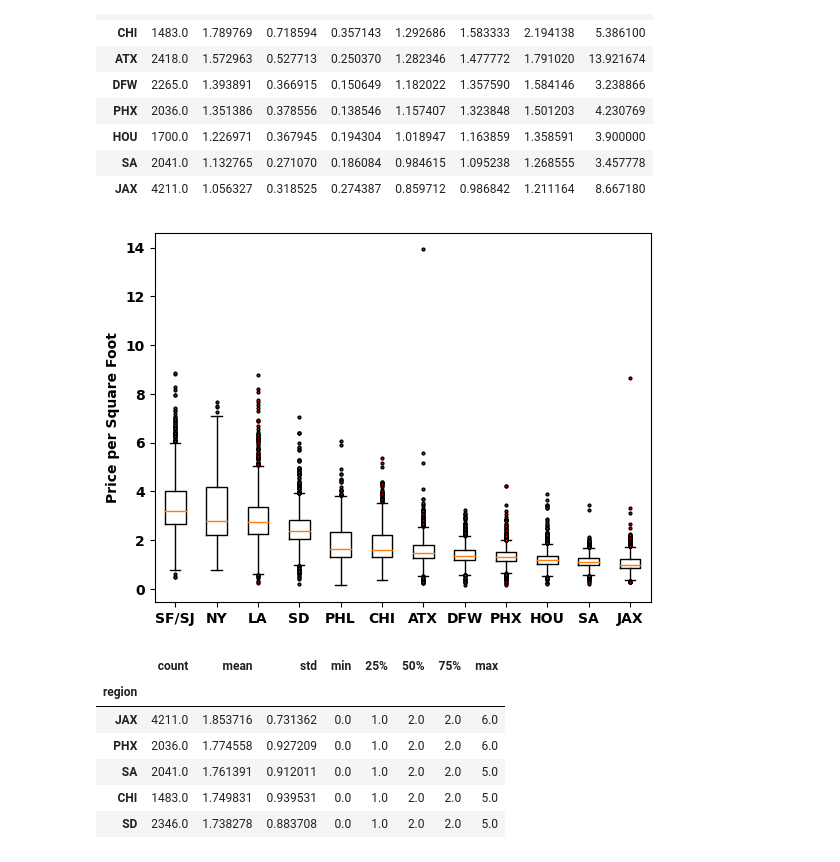
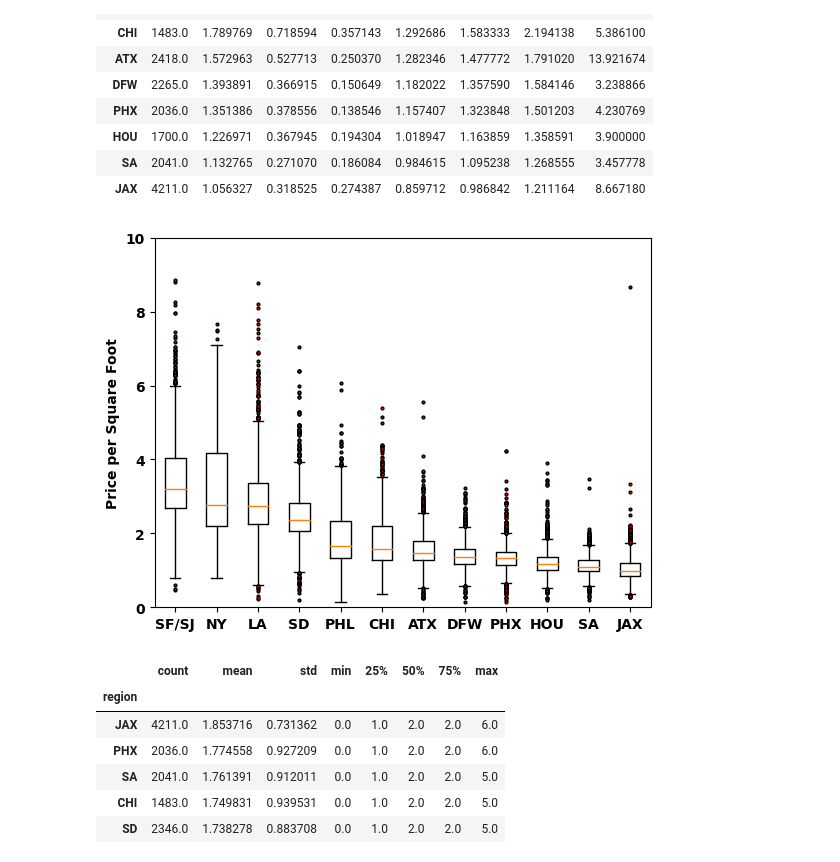
Before and after one commit to ski2488/Project.3, a Jupyter notebook: housing.ipynb, the cells around one changed output. Cells and saved outputs as stored; diff of their text form; code cells hidden in the pictures.

```diff
--- a/housing.ipynb
+++ b/housing.ipynb
@@ -465,31 +465,32 @@ rent_summary['price_per_sqfeet'].describe().sort_values(by = 'mean', ascending =
 # %%
 # Boxplot - Price per sqft
 cities = rent_summary['price_per_sqfeet'].describe().sort_values(by = 'mean', ascending = False).iloc[:, 0]
 city_list = [city for city in cities.index]
 
 city0 = rent.loc[rent['region'] == city_list[0]]['price_per_sqfeet']
 city1 = rent.loc[rent['region'] == city_list[1]]['price_per_sqfeet']
 city2 = rent.loc[rent['region'] == city_list[2]]['price_per_sqfeet']
 city3 = rent.loc[rent['region'] == city_list[3]]['price_per_sqfeet']
 city4 = rent.loc[rent['region'] == city_list[4]]['price_per_sqfeet']
 city5 = rent.loc[rent['region'] == city_list[5]]['price_per_sqfeet']
 city6 = rent.loc[rent['region'] == city_list[6]]['price_per_sqfeet']
 city7 = rent.loc[rent['region'] == city_list[7]]['price_per_sqfeet']
 city8 = rent.loc[rent['region'] == city_list[8]]['price_per_sqfeet']
 city9 = rent.loc[rent['region'] == city_list[9]]['price_per_sqfeet']
 city10 = rent.loc[rent['region'] == city_list[10]]['price_per_sqfeet']
 city11 = rent.loc[rent['region'] == city_list[11]]['price_per_sqfeet']
 
 prices = [city0, city1, city2, city3, city4, city5, city6, city7, city8, city9, city10, city11]
 
 fig1, ax1 = plt.subplots()
 ax1.set_ylabel('Price per Square Foot')
 ax1.boxplot(prices, flierprops={'marker': 'o', 'markersize': 2, 'markerfacecolor': 'red'})
 ax1.set_xticklabels(city_list)
 #plt.yscale("log")
+plt.ylim((0,10))
 plt.show()
 # %% [output]
-[figure, old version]
+[figure, new version]
 # %%
 # Group by city and create table of summary stats for 'beds'
 rent_summary['beds'].describe().sort_values(by = 'mean', ascending = False)
```
Also changed, not shown: 1 other file.
